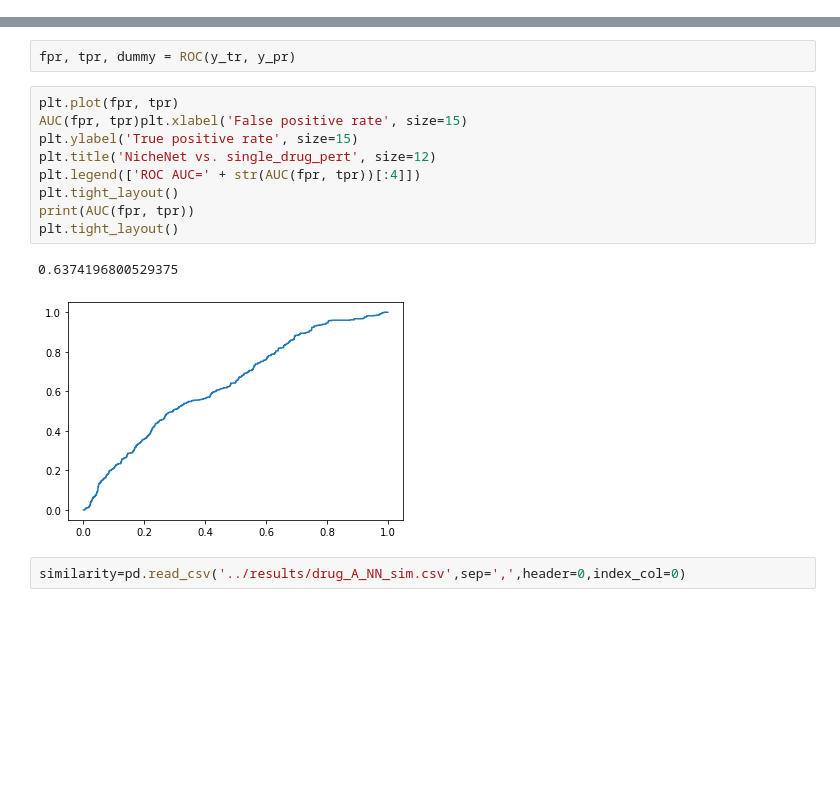
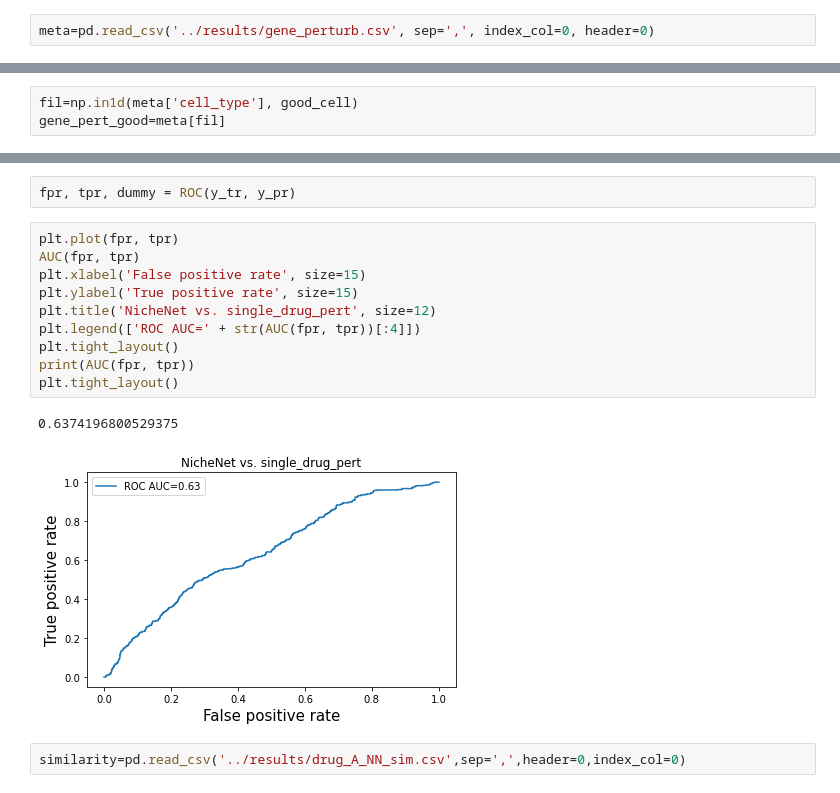
Before and after one commit to Vargeszti/Thesis, a Jupyter notebook: code/similarities.ipynb, the cells around one changed output, grey strips where cells are left out. Saved outputs shown, nothing was run; the diff lists cells and outputs as text; blank space fills up the shorter version.

```diff
--- a/code/similarities.ipynb
+++ b/code/similarities.ipynb
@@ -68,0 +71,2 @@ consig_gse92742_trt_sh_fil_A=consig_gse92742_trt_sh_fil_A.T
+# %%
+meta=pd.read_csv('../results/gene_perturb.csv', sep=',', index_col=0, header=0)
@@ -69,3 +157,6 @@ consig_gse92742_trt_sh_fil_A=consig_gse92742_trt_sh_fil_A.T
+# %%
+fil=np.in1d(meta['cell_type'], good_cell)
+gene_pert_good=meta[fil]
 # %% [markdown]
 # NicheNet vs. CREEDs
 # %% [markdown]
@@ -341,16 +437,17 @@ y_tr = y_tr[fil]
 fpr, tpr, dummy = ROC(y_tr, y_pr)
 # %%
 plt.plot(fpr, tpr)
-AUC(fpr, tpr)plt.xlabel('False positive rate', size=15)
+AUC(fpr, tpr)
+plt.xlabel('False positive rate', size=15)
 plt.ylabel('True positive rate', size=15)
 plt.title('NicheNet vs. single_drug_pert', size=12)
 plt.legend(['ROC AUC=' + str(AUC(fpr, tpr))[:4]])
 plt.tight_layout()
 print(AUC(fpr, tpr))
 plt.tight_layout()
 # %% [output]
 0.6374196800529375
-[figure, old version]
+[figure, new version]
 # %%
 similarity=pd.read_csv('../results/drug_A_NN_sim.csv',sep=',',header=0,index_col=0)
 # %%
```
Also changed, not shown: parts of 49 cells of this notebook.
